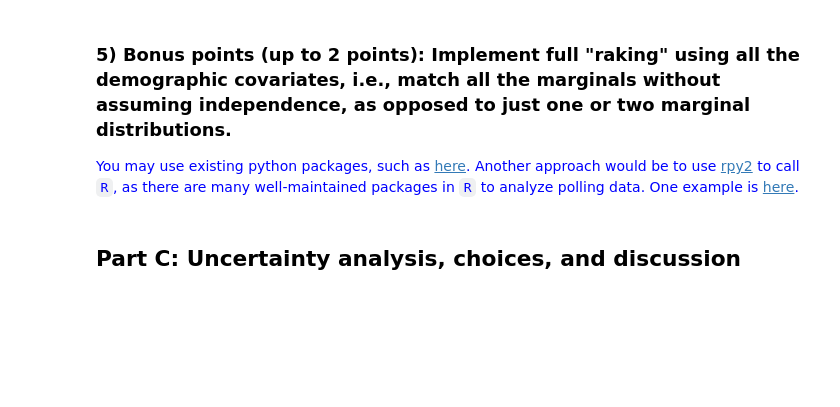
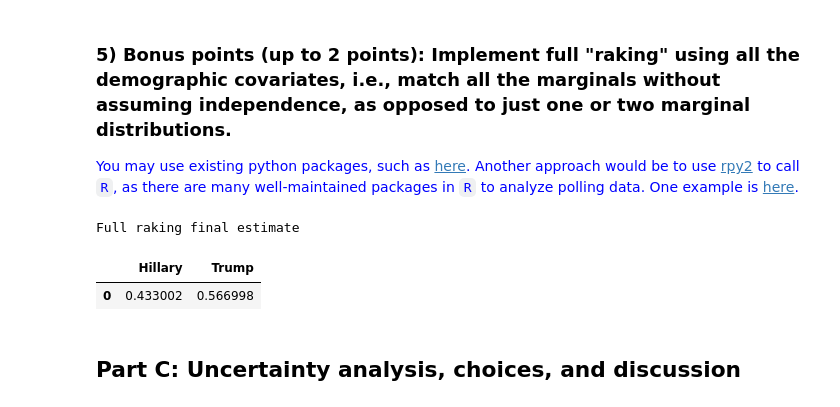
Before and after one commit to Fabio752/Applied-Data-Science, a Jupyter notebook: HW1/HW1_assignment.ipynb, the cells around one changed output. Saved outputs shown, nothing was run; the diff lists cells and outputs as text; code cells hidden in the pictures; blank space fills up the shorter version.

```diff
--- a/HW1/HW1_assignment.ipynb
+++ b/HW1/HW1_assignment.ipynb
@@ -538,18 +560,6 @@ Text(0.5, 1.0, "Visualize Demographic groups' representation")
 Although we did not observe any particular tendency of the model towards one candidate from the scatter plot, when post-stratifying to analyze the weighted results on the predictions, we can see a strong tendency in favor of  Hillary.
 
 The weighting of the predictions and the poll side by side give a clear overview of the demographic group pairs that the model found more difficult to predict, has they deviate quite significantly from the actual poll results.
-# %%
-from IPython.display import display_html
-from itertools import chain,cycle
-
-def display_sbs(*args,titles=cycle([''])):
-    html_str=''
-    for df,title in zip(args, chain(titles,cycle(['</br>'])) ):
-        html_str+='<th style="text-align:center"><td style="vertical-align:top">'
-        html_str+=f'<h2 style="text-align: center;">{title}</h2>'
-        html_str+=df.to_html().replace('table','table style="display:inline"')
-        html_str+='</td></th>'
-    display_html(html_str,raw=True)
 # %%
 demo_groups = df_covariate.columns[:5]
 
@@ -618,6 +628,34 @@ display_sbs(dim_joint_weighting_pred, dim_joint_weighting, \
 ### 5) Bonus points (up to 2 points): Implement full "raking" using all the demographic covariates, i.e., match all the marginals without assuming independence, as opposed to just one or two marginal distributions.
 
 <font color='blue'> You may use existing python packages, such as [here](https://github.com/Quantipy/quantipy3). Another approach would be to use [rpy2](https://rpy2.github.io/doc/latest/html/introduction.html) to call `R`, as there are many well-maintained packages in `R` to analyze polling data. One example is [here](https://www.rdocumentation.org/packages/survey/versions/4.1-1/topics/rake).
+# %%
+hillaryRaked = 0
+trumpRaked = 0
+for i, row in hillaryOrTrumpPolls.iterrows():
+    jointMarg = 1
+    for dgroup in demo_groups:
+        dtype = row[dgroup]
+        if dtype == "Refused": continue
+        elec_dist = dfdemographic[(dfdemographic["Demographic_1"] == dtype) & \
+                                  (dfdemographic["Demographic_2"] != dfdemographic["Demographic_2"]) \
+                                 ]["Electoral_Proportion"]
+        jointMarg *= float(elec_dist)
+
+    if row["candidate"] == "Hillary Clinton":
+        hillaryRaked += jointMarg
+    else :
+        trumpRaked += jointMarg
+
+totalRaked = hillaryRaked + trumpRaked
+full_rake = pd.DataFrame(columns = ['Hillary', 'Trump'])
+full_rake = full_rake.append({'Hillary' : hillaryRaked / totalRaked, \
+                              'Trump':  trumpRaked / totalRaked } , ignore_index = True)
+
+display_sbs(full_rake, titles = ['Full raking final estimate'])
+# %% [output]
+Full raking final estimate
+|  | Hillary | Trump |
+| 0 | 0.433002 | 0.566998 |
 # %% [markdown]
 ## Part C: Uncertainty analysis, choices, and discussion
 # %% [markdown]
```
Also changed, not shown: parts of 13 cells of this notebook, 26 other files.
